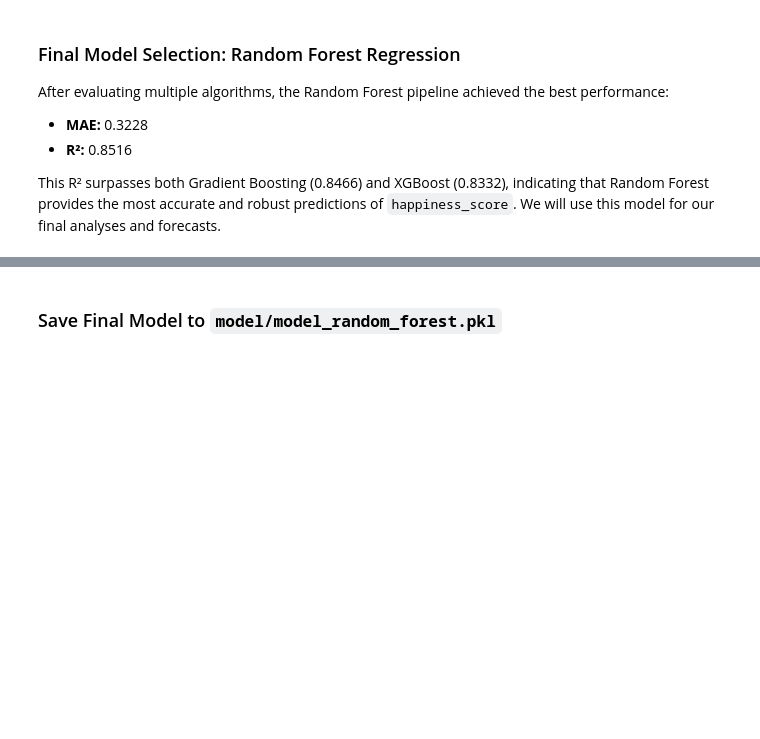
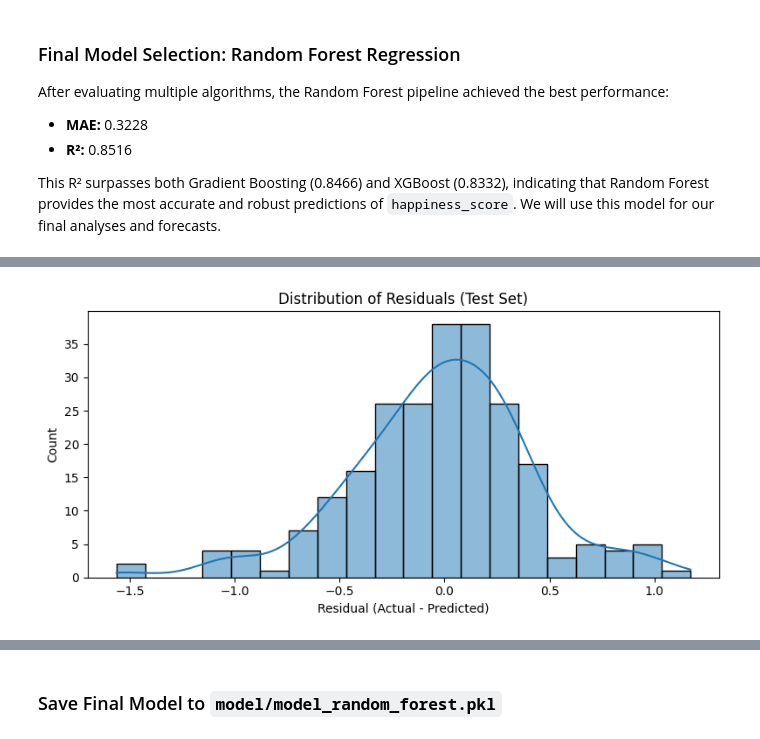
Before and after one commit to Jakcobo/workshop_03_kafka, a Jupyter notebook: notebooks/002_model.ipynb, the cells around one changed output, grey strips where cells are left out. Drawn from its saved outputs; the diff is of its cells as text; code cells hidden in the pictures; blank space fills up the shorter version.

```diff
--- a/notebooks/002_model.ipynb
+++ b/notebooks/002_model.ipynb
@@ -248,0 +294,12 @@ This R² surpasses both Gradient Boosting (0.8466) and XGBoost (0.8332), indicat
+# %%
+y_pred_rf = pipeline_rf_final.predict(X_test_enc)
+residuals = y_test - y_pred_rf
+
+plt.figure(figsize=(8,4))
+sns.histplot(residuals, bins=20, kde=True)
+plt.title('Distribution of Residuals (Test Set)')
+plt.xlabel('Residual (Actual - Predicted)')
+plt.tight_layout()
+plt.show()
+# %% [output]
+[figure, added]
```
Also changed, not shown: parts of 8 cells of this notebook, 1 other file.
